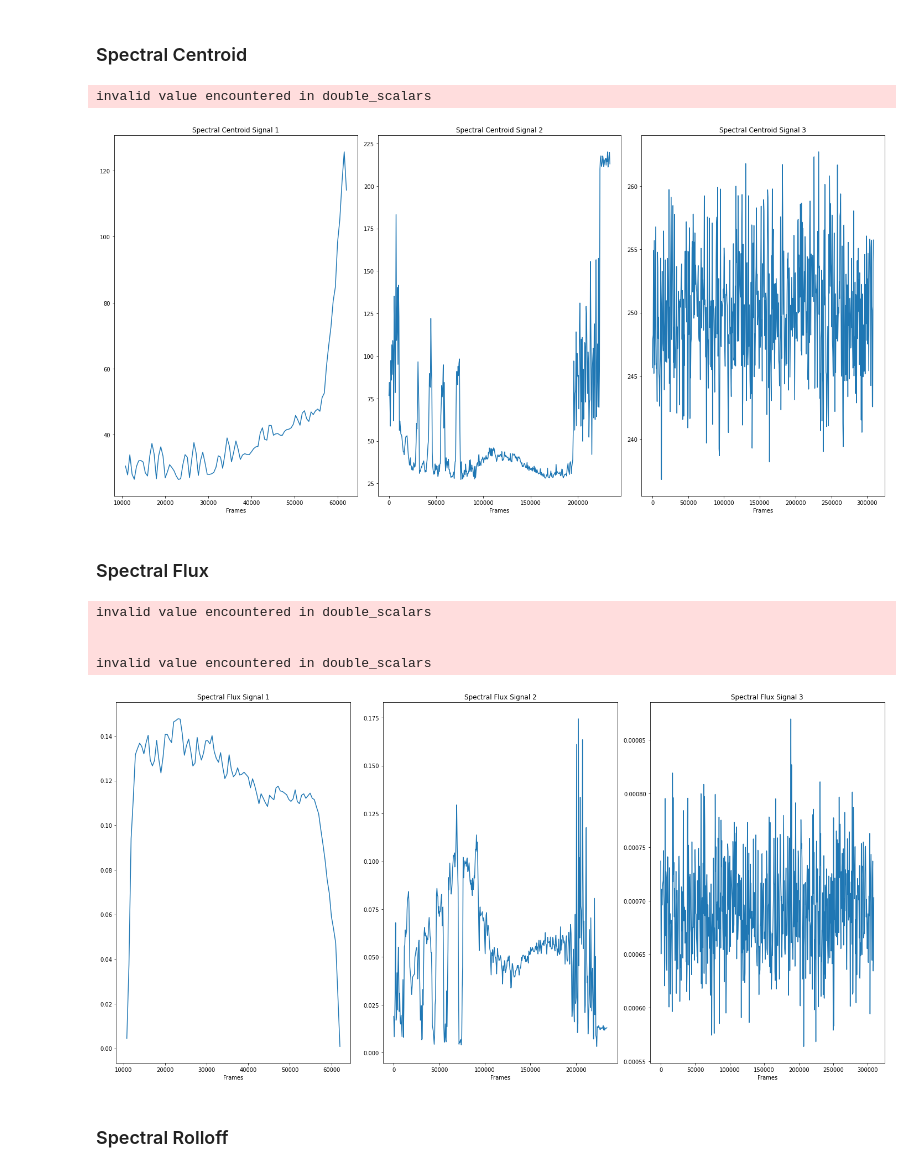
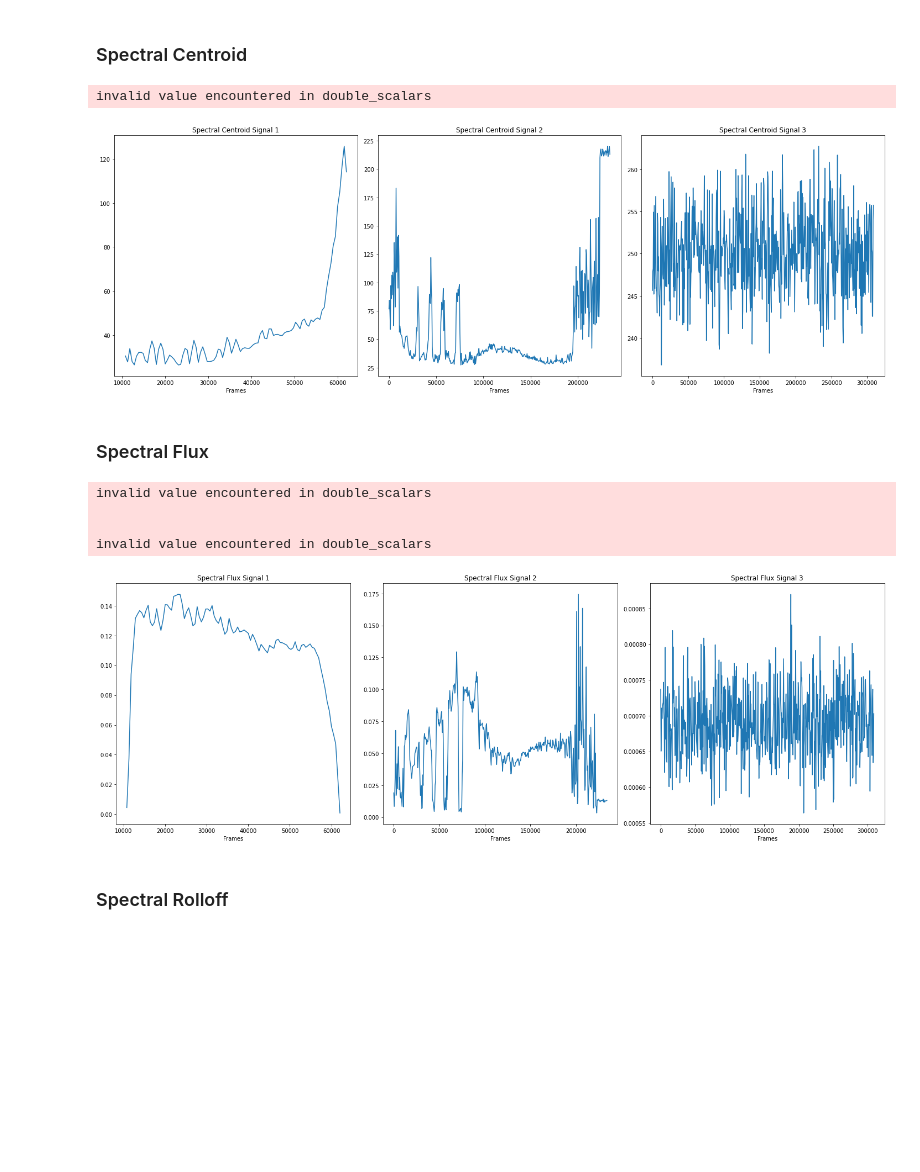
Before and after one commit to martinhaimovich2010/TP1_DSP, a Jupyter notebook: TP1_DSP_Haimovich_Veiga.ipynb, the cells around one changed output. Cells and saved outputs as stored; diff of their text form; code cells hidden in the pictures; blank space fills up the shorter version.

```diff
--- a/TP1_DSP_Haimovich_Veiga.ipynb
+++ b/TP1_DSP_Haimovich_Veiga.ipynb
@@ -895,27 +903,27 @@ Calculo los parámetros frecuenciales de las señales y grafico.
 # %%
 SC1 = spectralCentroid(1000, signal1, 500)
 SC2 = spectralCentroid(1000, signal2, 500)
 SC3 = spectralCentroid(1000, signal3, 500)
 
-plt.figure(17,figsize=(20,10))
+plt.figure(17,figsize=(20,7))
 plt.subplot(1,3,1)
 plt.title('Spectral Centroid Signal 1')
 plt.xlabel('Frames')
 plt.plot(np.linspace(0,len(signal1),len(SC1)), np.array(SC1))
 plt.subplot(1,3,2)
 plt.title('Spectral Centroid Signal 2')
 plt.xlabel('Frames')
 plt.plot(np.linspace(0,len(signal2),len(SC2)), np.array(SC2))
 plt.subplot(1,3,3)
 plt.title('Spectral Centroid Signal 3')
 plt.xlabel('Frames')
 plt.plot(np.linspace(0,len(signal3),len(SC3)), np.array(SC3))
 
 plt.tight_layout()
 plt.show()
 # %% [output]
 invalid value encountered in double_scalars
-[figure, old version]
+[figure, new version]
 # %% [markdown]
 ### Spectral Flux
 # %%
@@ -923,7 +931,7 @@ SF1 = spectralFlux(1000, signal1, 500)
 SF2 = spectralFlux(1000, signal2, 500)
 SF3 = spectralFlux(1000, signal3, 500)
 
-plt.figure(18,figsize=(20,10))
+plt.figure(18,figsize=(20,7))
 plt.subplot(1,3,1)
 plt.title('Spectral Flux Signal 1')
 plt.xlabel('Frames')
@@ -944,7 +952,7 @@ invalid value encountered in double_scalars
 
 
 invalid value encountered in double_scalars
-[figure, old version]
+[figure, new version]
 # %% [markdown]
 ### Spectral Rolloff
 # %%
```
Also changed, not shown: parts of 23 cells of this notebook, 1 other file.
